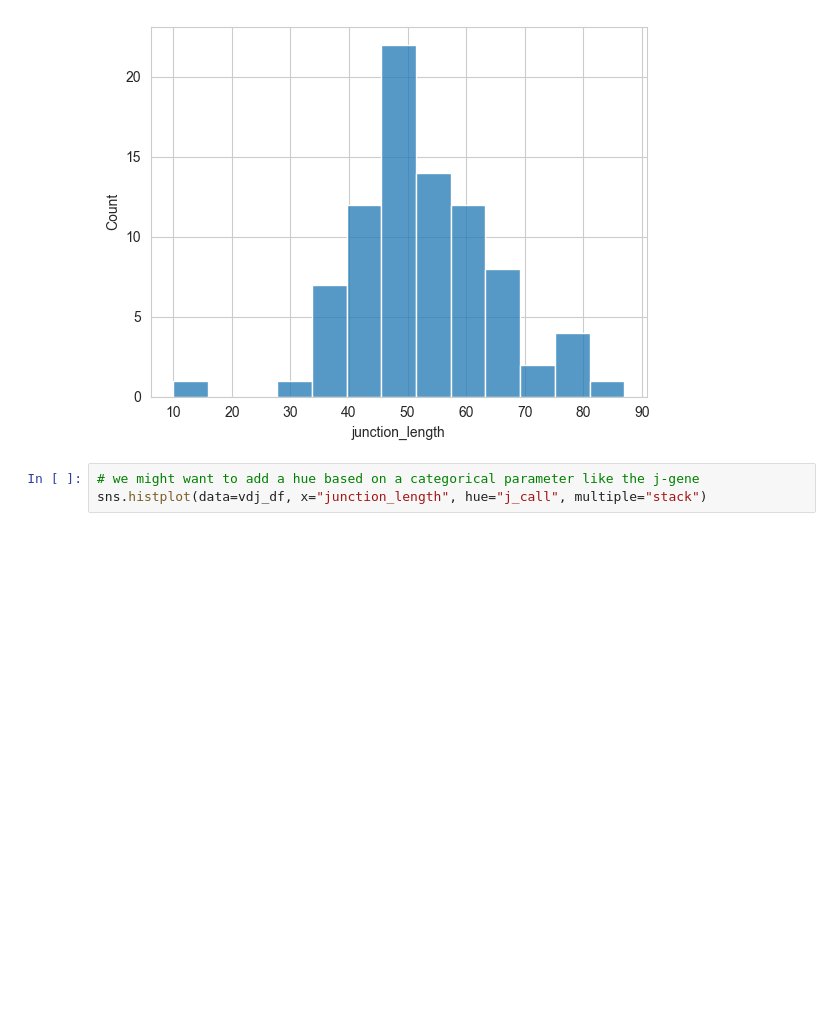
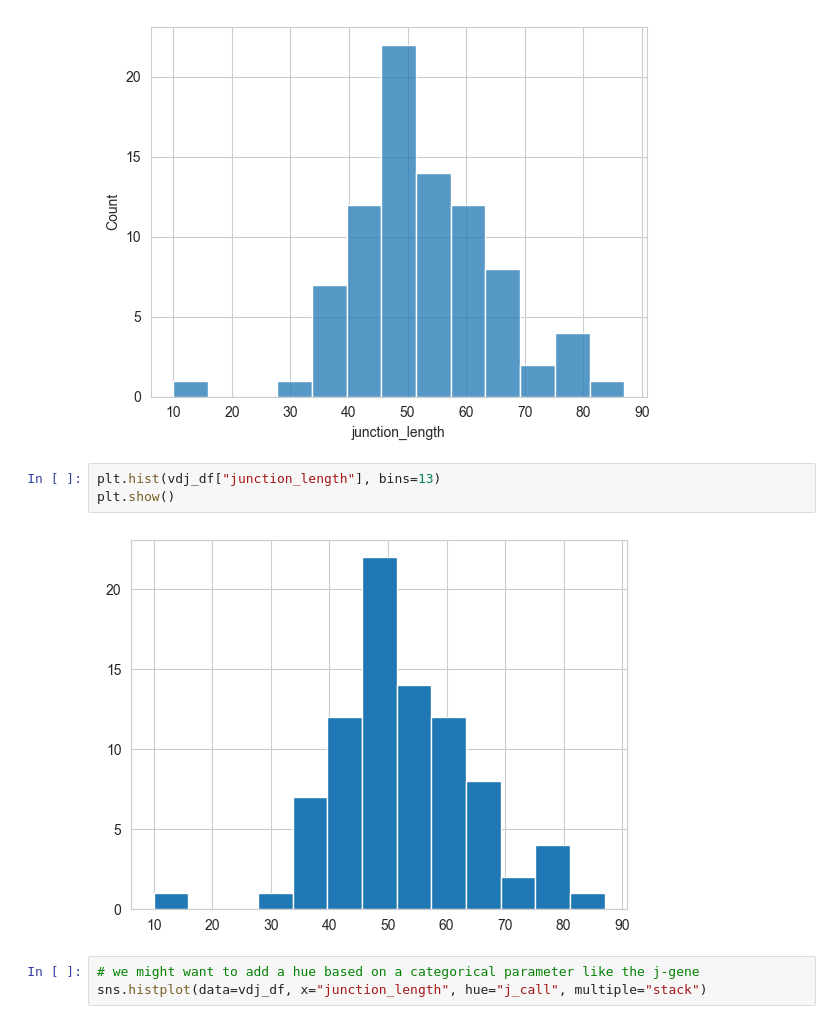
Before and after one commit to dietrichlab-cs/Programming_Intro, a Jupyter notebook: python/04_visualizations.ipynb, the cells around one changed output. Drawn from its saved outputs; the diff is of its cells as text; blank space fills up the shorter version.

```diff
--- a/python/04_visualizations.ipynb
+++ b/python/04_visualizations.ipynb
@@ -31,6 +31,11 @@ sns.histplot(data=vdj_df, x="junction_length")
 # %% [output]
 <Axes: xlabel='junction_length', ylabel='Count'>
 [figure]
+# %%
+plt.hist(vdj_df["junction_length"], bins=13)
+plt.show()
+# %% [output]
+[figure, added]
 # %%
 # we might want to add a hue based on a categorical parameter like the j-gene
 sns.histplot(data=vdj_df, x="junction_length", hue="j_call", multiple="stack")
```
